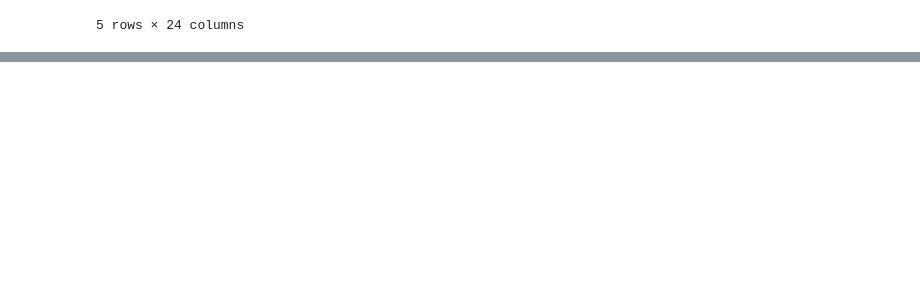
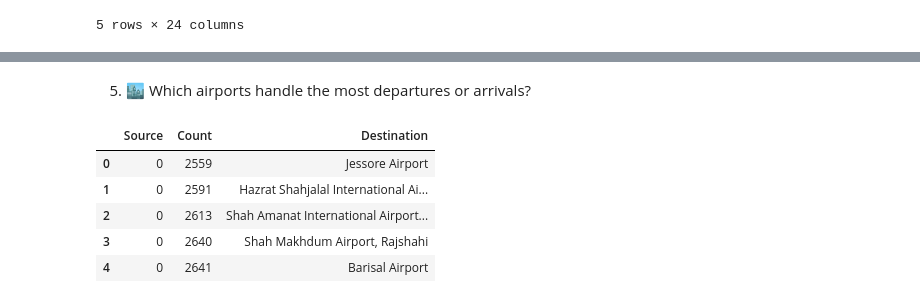
Before and after one commit to R123gh/Data-analytics-project-, a Jupyter notebook: flight_price_DA.ipynb, the cells around one changed output, grey strips where cells are left out. Cells and saved outputs as stored; diff of their text form; code cells hidden in the pictures; blank space fills up the shorter version.

```diff
--- a/flight_price_DA.ipynb
+++ b/flight_price_DA.ipynb
@@ -455,0 +486,17 @@ flight_data_set.head()
+# %% [markdown]
+5. 🏙️ Which airports handle the most departures or arrivals?
+# %%
+departure_counts = flight_data_set['Source Name'].value_counts().reset_index()
+departure_counts.columns = ['Source', 'Count']
+arrival_counts = flight_data_set['Destination Name'].value_counts().reset_index()
+arrival_counts.columns = ['Destination', 'Count']
+
+airport_traffic = pd.merge(departure_counts, arrival_counts, how='outer').fillna(0).head(10)
+airport_traffic.head()
+# %% [output]
+|  | Source | Count | Destination |
+| 0 | 0 | 2559 | Jessore Airport |
+| 1 | 0 | 2591 | Hazrat Shahjalal International Ai... |
+| 2 | 0 | 2613 | Shah Amanat International Airport... |
+| 3 | 0 | 2640 | Shah Makhdum Airport, Rajshahi |
+| 4 | 0 | 2641 | Barisal Airport |
```
Also changed, not shown: parts of 7 cells of this notebook.
